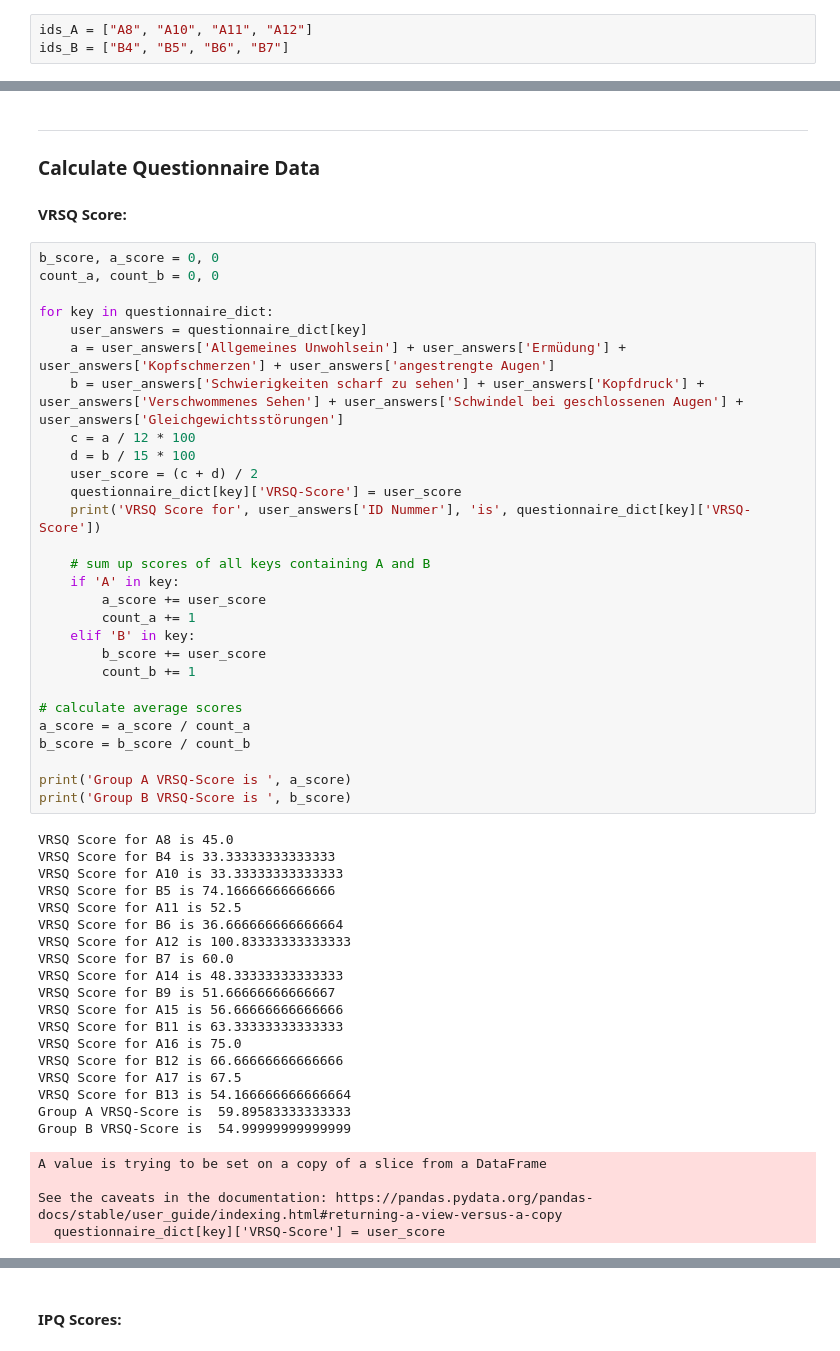
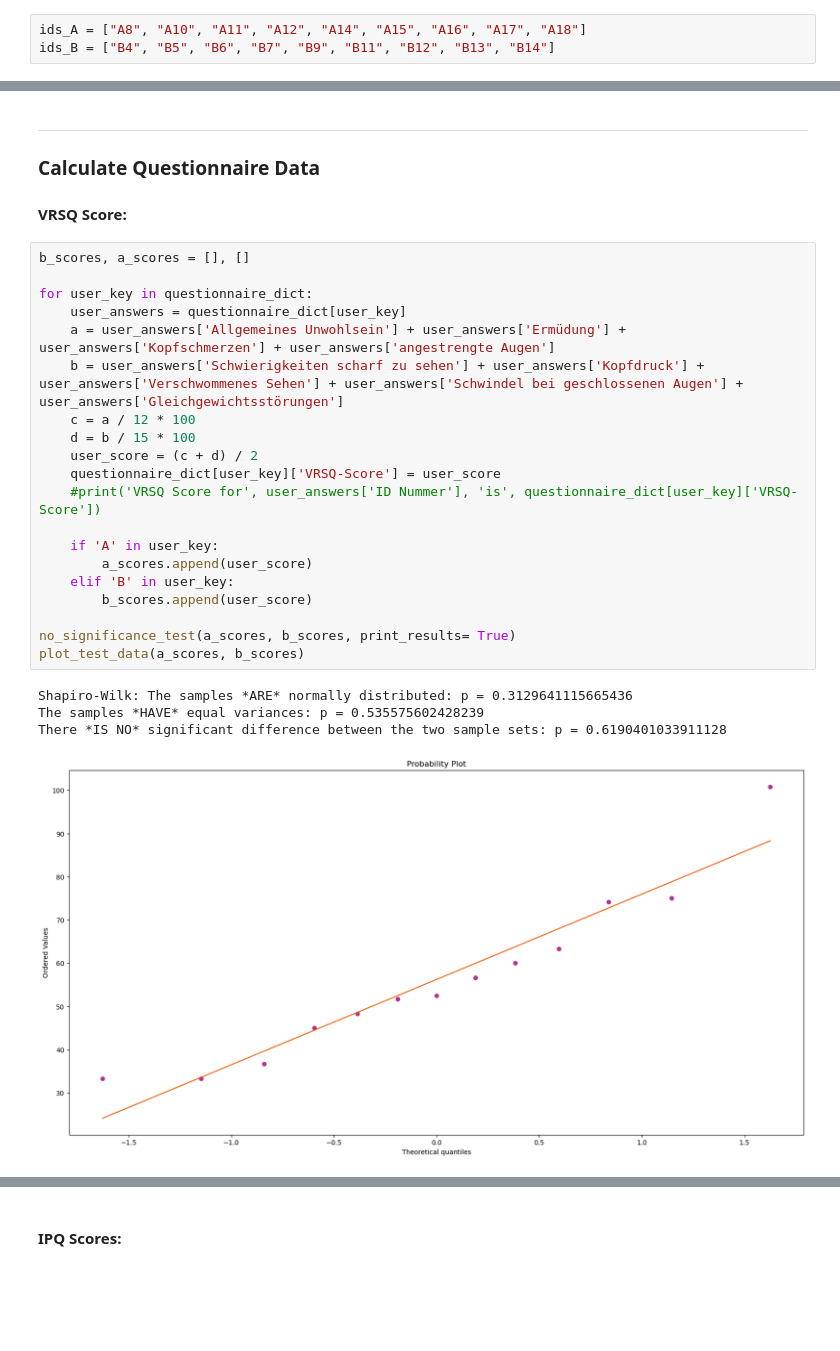
Before and after one commit to Knerten0815/VR_Dodge_Study, a Jupyter notebook: Data-Visualization/Jupyter Notebooks/How to load your data into python.ipynb, the cells around one changed output, grey strips where cells are left out. Drawn from its saved outputs; the diff is of its cells as text; blank space fills up the shorter version.

Commit message:
adjusted t-test to general significance test.

```diff
--- a/Data-Visualization/Jupyter Notebooks/How to load your data into python.ipynb
+++ b/Data-Visualization/Jupyter Notebooks/How to load your data into python.ipynb
@@ -9,8 +10,8 @@ import numpy as np
 from scipy import stats
 import matplotlib.pyplot as plt
 # %%
-ids_A = ["A8", "A10", "A11", "A12"]
-ids_B = ["B4", "B5", "B6", "B7"]
+ids_A = ["A8", "A10", "A11", "A12", "A14", "A15", "A16", "A17", "A18"]
+ids_B = ["B4", "B5", "B6", "B7", "B9", "B11", "B12", "B13", "B14"]
 # %% [markdown]
 Read experiment csv files into dictionarys
 # %%
@@ -282,53 +309,27 @@ Variances of group A and B in Trial 1024 are not equal.
 ### Calculate Questionnaire Data
 #### VRSQ Score:
 # %%
-b_score, a_score = 0, 0
-count_a, count_b = 0, 0
+b_scores, a_scores = [], []
 
-for key in questionnaire_dict:
-    user_answers = questionnaire_dict[key]
+for user_key in questionnaire_dict:
+    user_answers = questionnaire_dict[user_key]
     a = user_answers['Allgemeines Unwohlsein'] + user_answers['Ermüdung'] + user_answers['Kopfschmerzen'] + user_answers['angestrengte Augen']
     b = user_answers['Schwierigkeiten scharf zu sehen'] + user_answers['Kopfdruck'] + user_answers['Verschwommenes Sehen'] + user_answers['Schwindel bei geschlossenen Augen'] + user_answers['Gleichgewichtsstörungen']
     c = a / 12 * 100
     d = b / 15 * 100
     user_score = (c + d) / 2
-    questionnaire_dict[key]['VRSQ-Score'] = user_score
-    print('VRSQ Score for', user_answers['ID Nummer'], 'is', questionnaire_dict[key]['VRSQ-Score'])
+    questionnaire_dict[user_key]['VRSQ-Score'] = user_score
+    #print('VRSQ Score for', user_answers['ID Nummer'], 'is', questionnaire_dict[user_key]['VRSQ-Score'])
 
-    # sum up scores of all keys containing A and B
-    if 'A' in key:
-        a_score += user_score
-        count_a += 1
-    elif 'B' in key:
-        b_score += user_score
-        count_b += 1
+    if 'A' in user_key:
+        a_scores.append(user_score)
+    elif 'B' in user_key:
+        b_scores.append(user_score)
 
-# calculate average scores
-a_score = a_score / count_a
-b_score = b_score / count_b
-
-print('Group A VRSQ-Score is ', a_score)
-print('Group B VRSQ-Score is ', b_score)
+no_significance_test(a_scores, b_scores, print_results= True)
+plot_test_data(a_scores, b_scores)
 # %% [output]
-VRSQ Score for A8 is 45.0
-VRSQ Score for B4 is 33.33333333333333
-VRSQ Score for A10 is 33.33333333333333
-VRSQ Score for B5 is 74.16666666666666
-VRSQ Score for A11 is 52.5
-VRSQ Score for B6 is 36.666666666666664
-VRSQ Score for A12 is 100.83333333333333
-VRSQ Score for B7 is 60.0
-VRSQ Score for A14 is 48.33333333333333
-VRSQ Score for B9 is 51.66666666666667
-VRSQ Score for A15 is 56.66666666666666
-VRSQ Score for B11 is 63.33333333333333
-VRSQ Score for A16 is 75.0
-VRSQ Score for B12 is 66.66666666666666
-VRSQ Score for A17 is 67.5
-VRSQ Score for B13 is 54.166666666666664
-Group A VRSQ-Score is  59.89583333333333
-Group B VRSQ-Score is  54.99999999999999
+Shapiro-Wilk: The samples *ARE* normally distributed: p = 0.3129641115665436
+The samples *HAVE* equal variances: p = 0.535575602428239
+There *IS NO* significant difference between the two sample sets: p = 0.6190401033911128
-A value is trying to be set on a copy of a slice from a DataFrame
-
-See the caveats in the documentation: https://pandas.pydata.org/pandas-docs/stable/user_guide/indexing.html#returning-a-view-versus-a-copy
-  questionnaire_dict[key]['VRSQ-Score'] = user_score
+[figure, added]
```
Also changed, not shown: parts of 19 cells of this notebook.
